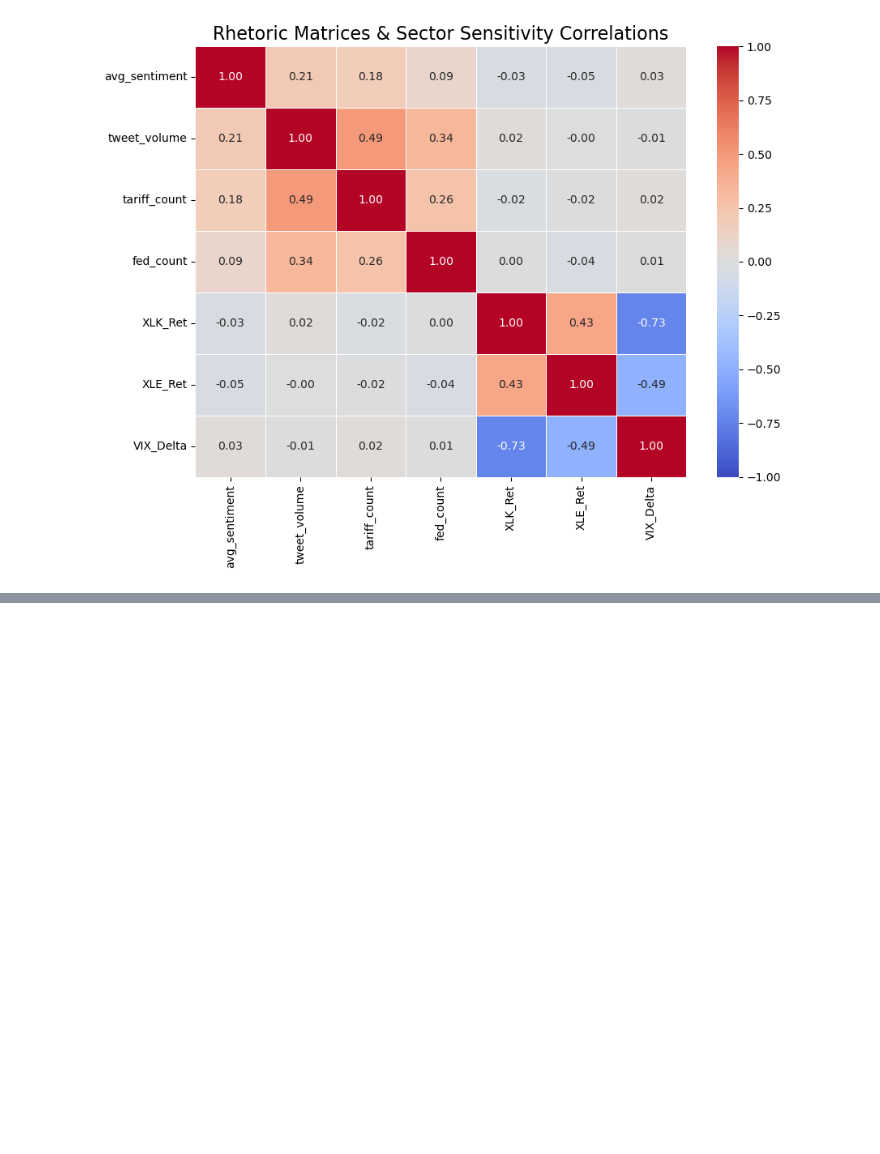
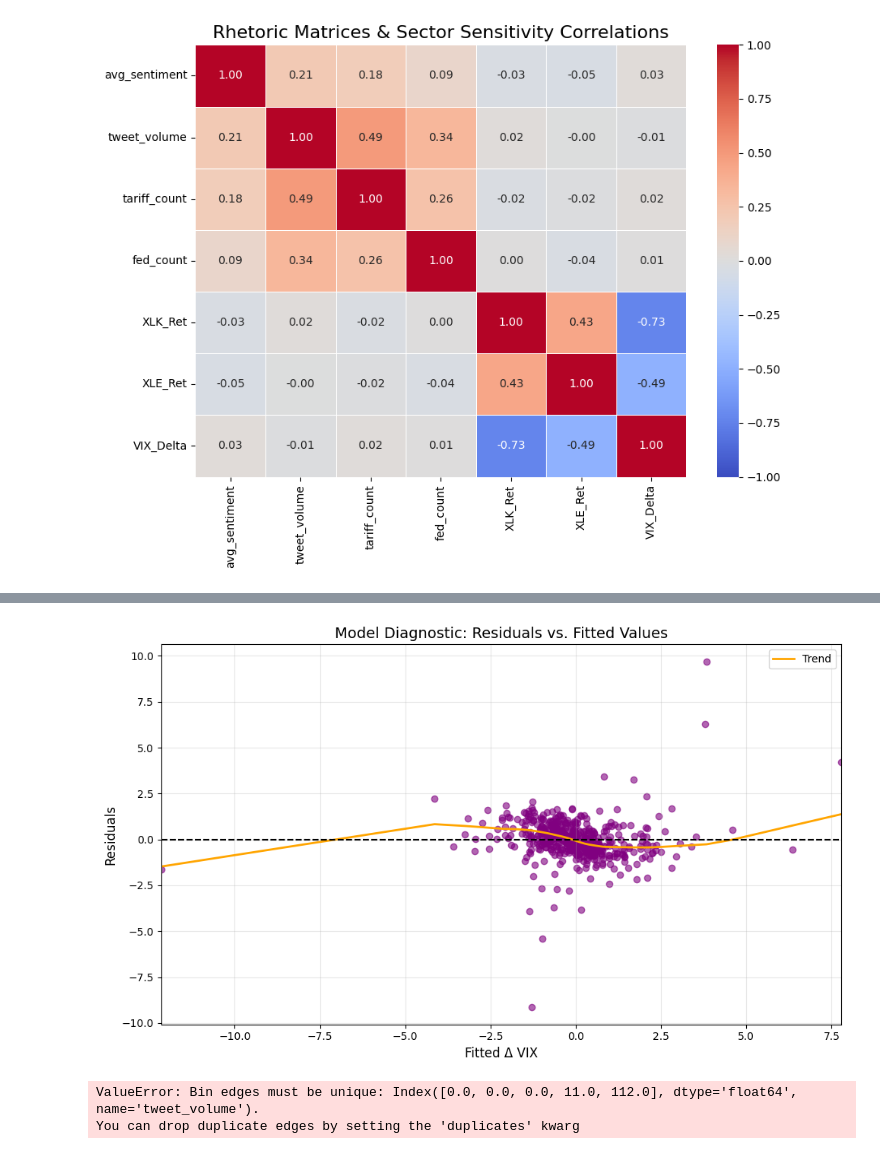
Before and after one commit to djjensen-cmd/MGMT-172, a Jupyter notebook: MGMT172Project.ipynb, the cells around one changed output, grey strips where cells are left out. Cells and saved outputs as stored; diff of their text form; code cells hidden in the pictures; blank space fills up the shorter version.

```diff
--- a/MGMT172Project.ipynb
+++ b/MGMT172Project.ipynb
@@ -377,0 +452,51 @@ plt.show()
+# %%
+import seaborn as sns
+import matplotlib.pyplot as plt
+
+# Calculate residuals from test predictions
+test_df['Resid'] = test_df['VIX_Delta'] - test_df['Predicted_VIX_Delta']
+
+plt.figure(figsize=(10, 6))
+
+# Plot residuals against fitted values
+sns.residplot(data=test_df, x='Predicted_VIX_Delta', y='Resid',
+              lowess=True,
+              scatter_kws={'alpha': 0.6, 'color': 'purple'},
+              line_kws={'color': 'orange', 'linewidth': 2, 'label': 'Trend'})
+
+plt.axhline(y=0, color='black', linestyle='--')
+plt.title('Model Diagnostic: Residuals vs. Fitted Values', fontsize=14)
+plt.xlabel('Fitted Δ VIX', fontsize=12)
+plt.ylabel('Residuals', fontsize=12)
+plt.legend()
+plt.grid(True, alpha=0.3)
+plt.tight_layout()
+plt.savefig('exp_residuals.png', dpi=300)
+plt.show()
+# %% [output]
+[figure, added]
+# %%
+import seaborn as sns
+import numpy as np
+import pandas as pd
+import matplotlib.pyplot as plt
+
+# Copy and create volume quantiles
+df_q = df.copy()
+df_q['Vol_Bin'] = pd.qcut(df_q['tweet_volume'], q=4, labels=['Low', 'Medium', 'High', 'Extreme'])
+df_q['Abs_VIX_Dev'] = df_q['VIX_Delta'].abs()
+
+# Plot boxplot for conditional volatility
+plt.figure(figsize=(9, 6))
+sns.boxplot(x='Vol_Bin', y='Abs_VIX_Dev', data=df_q, palette='Purples', showfliers=False)
+
+plt.title('Conditional Market Volatility by Tweet Volume Quantiles', fontsize=12)
+plt.xlabel('Tweet Volume Quantile', fontsize=10)
+plt.ylabel('Absolute Δ VIX (Market Reaction)', fontsize=10)
+plt.grid(True, alpha=0.3, axis='y')
+plt.tight_layout()
+plt.savefig('exp_vol_quantile.png', dpi=300)
+plt.show()
+# %% [output]
+ValueError: Bin edges must be unique: Index([0.0, 0.0, 0.0, 11.0, 112.0], dtype='float64', name='tweet_volume').
+You can drop duplicate edges by setting the 'duplicates' kwarg
```
Also changed, not shown: parts of 6 cells of this notebook, 8 other files.
